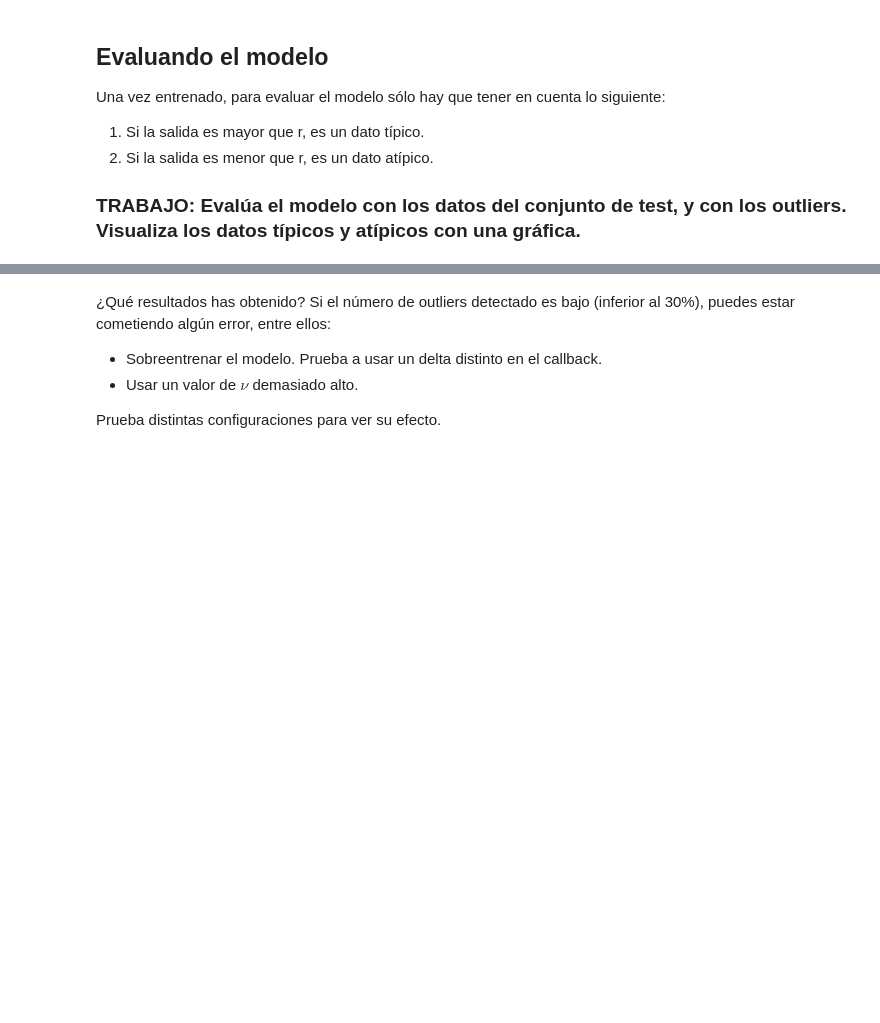
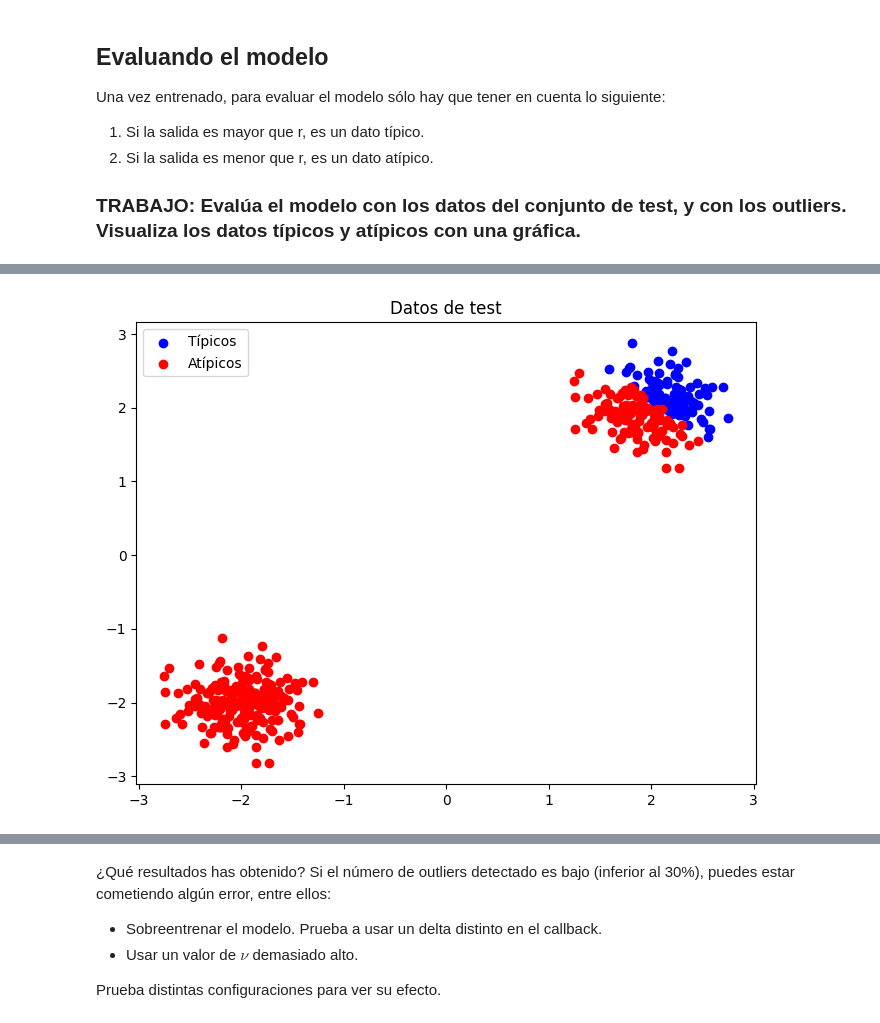
Before and after one commit to EmilioUcelayLojo/AA3, a Jupyter notebook: lab9/lab9.ipynb, the cells around one changed output, grey strips where cells are left out. Saved outputs shown, nothing was run; the diff lists cells and outputs as text; code cells hidden in the pictures; blank space fills up the shorter version.

```diff
--- a/lab9/lab9.ipynb
+++ b/lab9/lab9.ipynb
@@ -114,2 +148,10 @@ Usa lo hecho anteriormente para entrenar tu modelo.
+# %%
+# TODO: Define el modelo
+# Creamos una instancia del DetectorAnomalias con la forma de entrada (2,) y varios nu
+# detector = DetectorAnomalias(input_shape=(2,), nu=0.1)
+
+detector = DetectorAnomalias(input_shape=(2,), nu=0.2)
 # %%
 # TODO: Entrena tu modelo
+# Entrenamos el modelo con los datos de entrenamiento x_train
+detector.fit(x_train)
@@ -128,0 +185,27 @@ Una vez entrenado, para evaluar el modelo sólo hay que tener en cuenta lo sigui
+# %%
+# TODO: Evalúa el modelo con los datos del conjunto de test. Indica el porcentaje de datos etiquetados como típicos, y visualiza los datos
+import matplotlib.pyplot as plt
+
+# Obtenemos las predicciones del modelo para los datos de test
+y_pred_test = detector.predict(x_test)
+
+# Obtenemos el valor de r del modelo
+r = detector.model.r.numpy()
+
+# Etiquetamos los datos como típicos o atípicos según si la predicción es mayor o menor que r
+y_pred_labels_test = (y_pred_test.flatten() > r).astype(int)
+
+# Calculamos el porcentaje de datos etiquetados como típicos
+porcentaje_tipicos_test = np.sum(y_pred_labels_test) / len(y_pred_labels_test) * 100
+
+# Imprimimos el porcentaje de datos etiquetados como típicos
+print(f"Porcentaje de datos típicos en el conjunto de test: {porcentaje_tipicos_test:.2f}%")
+
+# Visualizamos los datos
+plt.figure(figsize=(8, 6))
+plt.scatter(x_test[y_pred_labels_test == 1, 0], x_test[y_pred_labels_test == 1, 1], color='blue', label='Típicos')
+plt.scatter(x_test[y_pred_labels_test == 0, 0], x_test[y_pred_labels_test == 0, 1], color='red', label='Atípicos')
+plt.title('Datos de test')
+plt.legend()
+plt.show()
+# %% [output]
@@ -128,0 +214 @@ Una vez entrenado, para evaluar el modelo sólo hay que tener en cuenta lo sigui
+[figure, added]
```
Also changed, not shown: parts of 9 cells of this notebook.
